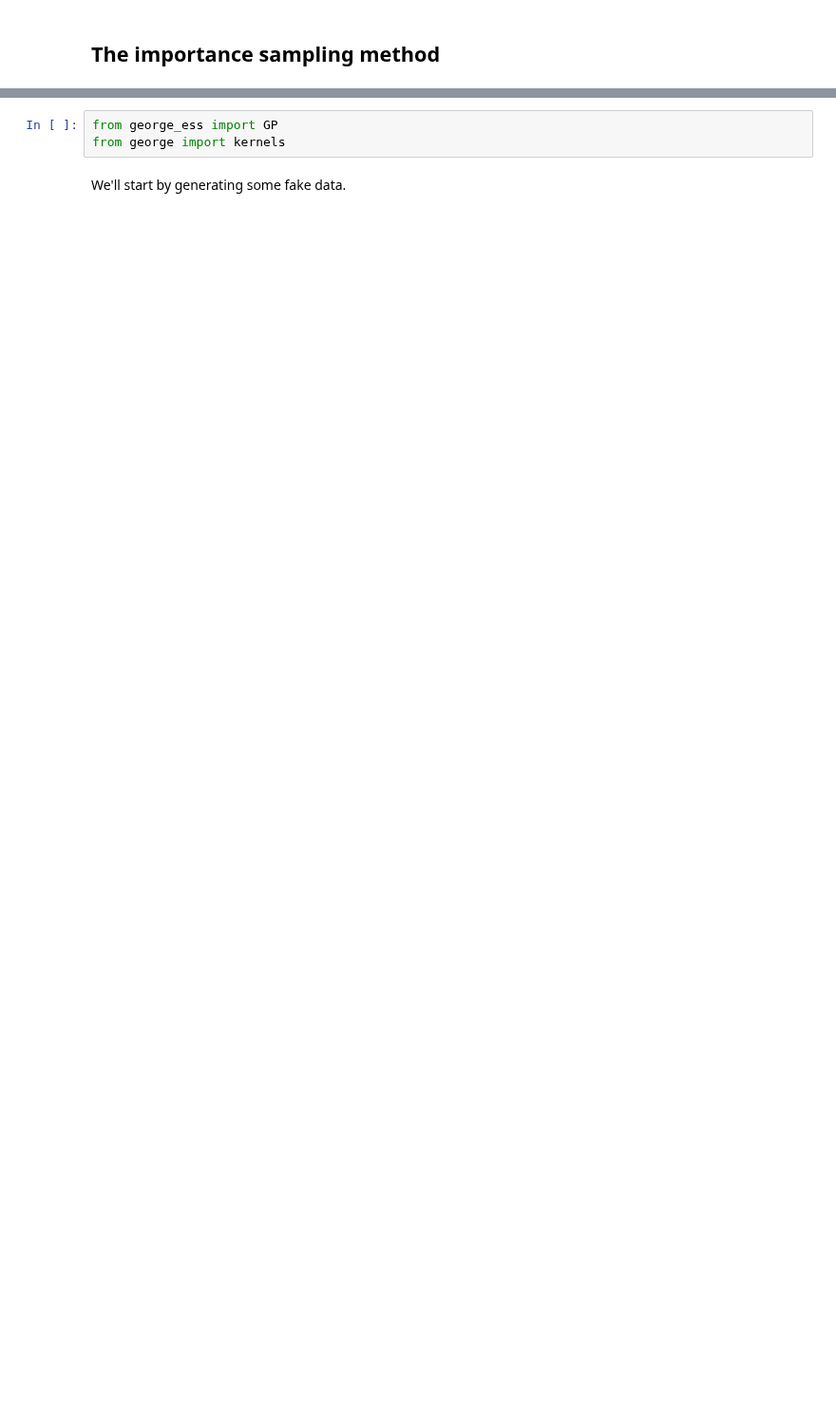
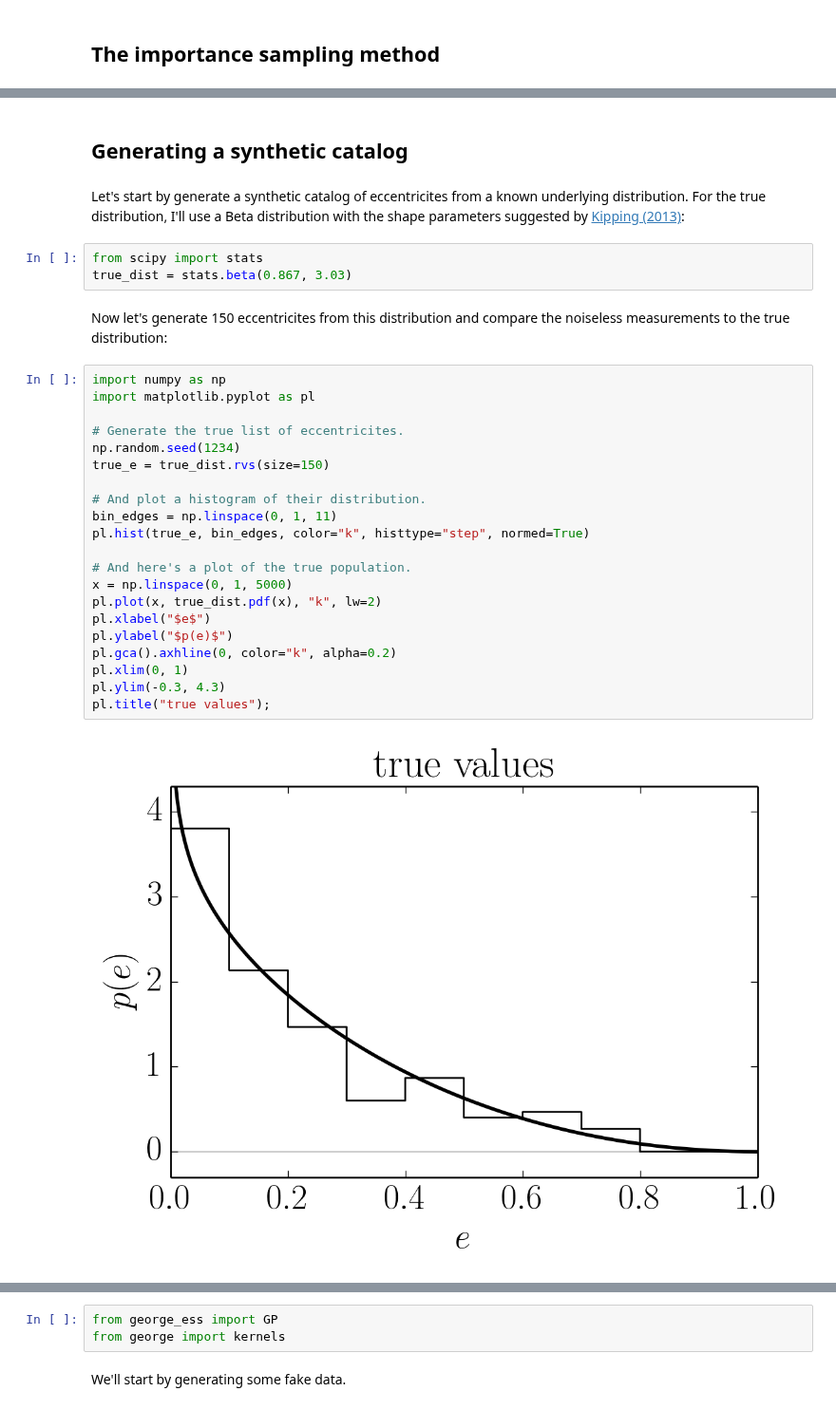
Before and after one commit to dfm-io/dfm.io, a Jupyter notebook: content/downloads/notebooks/eccentricity.ipynb, the cells around one changed output, grey strips where cells are left out. Shown at 95% size. Drawn from its saved outputs; the diff is of its cells as text; blank space fills up the shorter version.

```diff
--- a/content/downloads/notebooks/eccentricity.ipynb
+++ b/content/downloads/notebooks/eccentricity.ipynb
@@ -39,0 +58,33 @@ where $\theta$ is the vector of parameters describing the population, $\{w_k\}$
+# %% [markdown]
+## Generating a synthetic catalog
+# %% [markdown]
+Let's start by generate a synthetic catalog of eccentricites from a known underlying distribution.
+For the true distribution, I'll use a Beta distribution with the shape parameters suggested by [Kipping (2013)](http://arXiv.org/abs/1306.4982):
+# %%
+from scipy import stats
+true_dist = stats.beta(0.867, 3.03)
+# %% [markdown]
+Now let's generate 150 eccentricites from this distribution and compare the noiseless measurements to the true distribution:
+# %%
+import numpy as np
+import matplotlib.pyplot as pl
+
+# Generate the true list of eccentricites.
+np.random.seed(1234)
+true_e = true_dist.rvs(size=150)
+
+# And plot a histogram of their distribution.
+bin_edges = np.linspace(0, 1, 11)
+pl.hist(true_e, bin_edges, color="k", histtype="step", normed=True)
+
+# And here's a plot of the true population.
+x = np.linspace(0, 1, 5000)
+pl.plot(x, true_dist.pdf(x), "k", lw=2)
+pl.xlabel("$e$")
+pl.ylabel("$p(e)$")
+pl.gca().axhline(0, color="k", alpha=0.2)
+pl.xlim(0, 1)
+pl.ylim(-0.3, 4.3)
+pl.title("true values");
+# %% [output]
+[figure, added]
```
Also changed, not shown: parts of 24 cells of this notebook, 25 other files.
